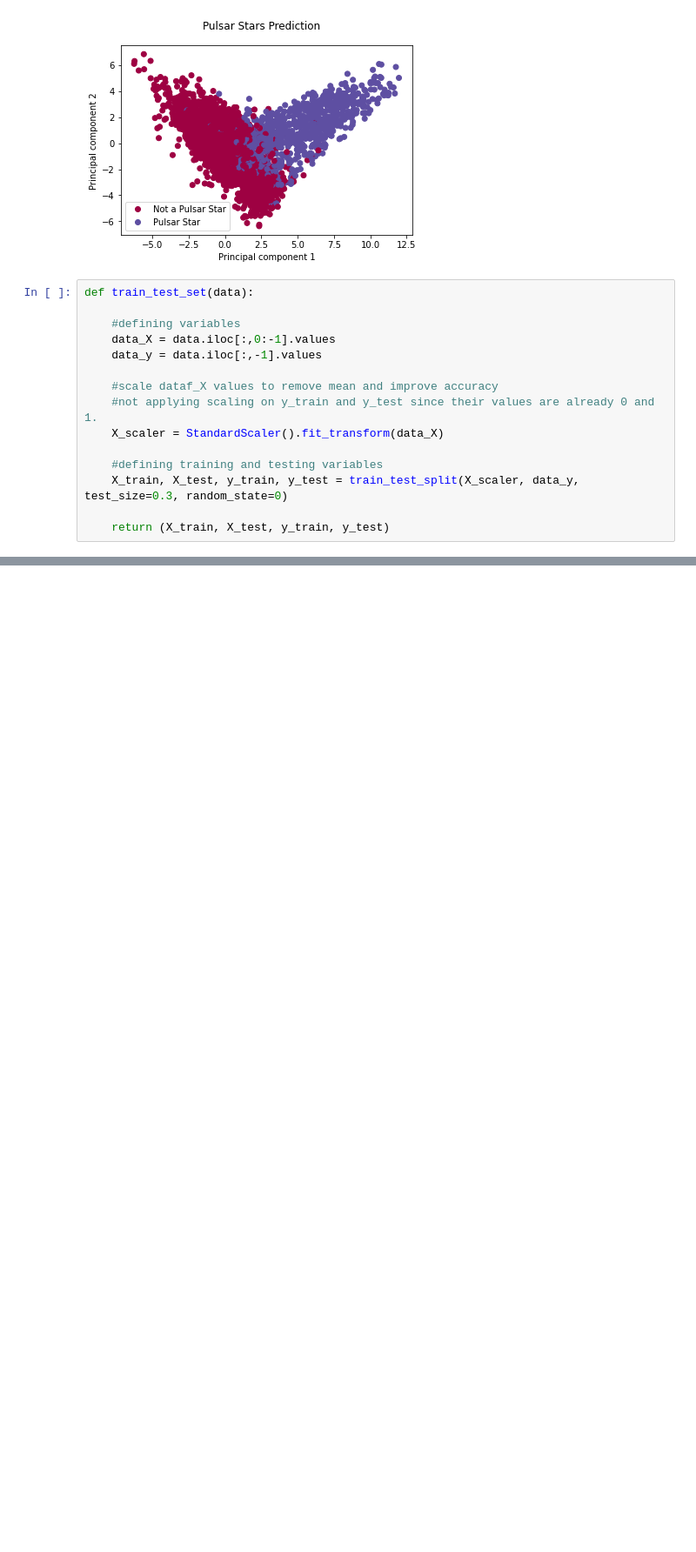
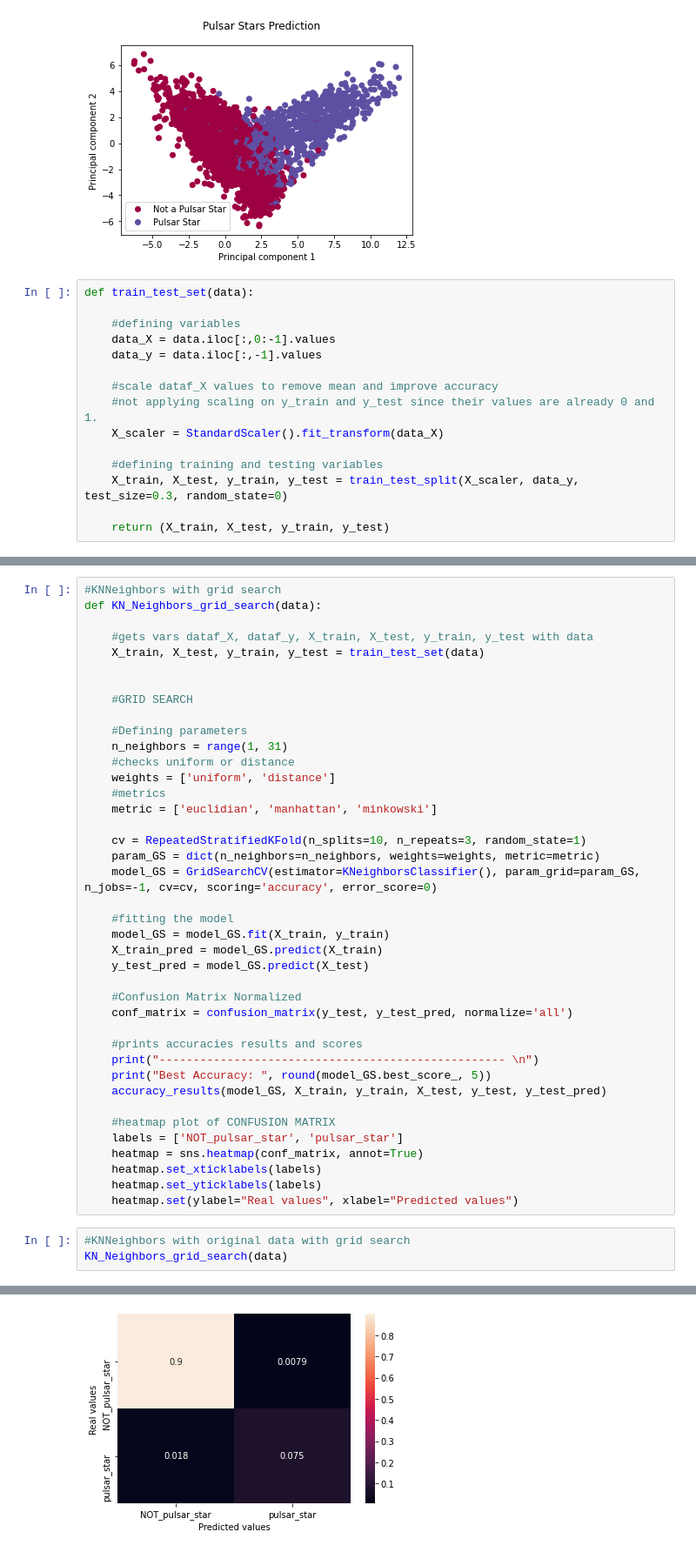
Before and after one commit to savalente3/pulsar_stars_prediction, a Jupyter notebook: pulsar_stars.ipynb, the cells around one changed output, grey strips where cells are left out. Shown at 87% size. Saved outputs shown, nothing was run; the diff lists cells and outputs as text; blank space fills up the shorter version.

```diff
--- a/pulsar_stars.ipynb
+++ b/pulsar_stars.ipynb
@@ -509,0 +553,44 @@ Best Cross Validation parameters:  0.97592
+# %%
+#KNNeighbors with grid search
+def KN_Neighbors_grid_search(data):
+
+    #gets vars dataf_X, dataf_y, X_train, X_test, y_train, y_test with data
+    X_train, X_test, y_train, y_test = train_test_set(data)
+
+
+    #GRID SEARCH
+
+    #Defining parameters
+    n_neighbors = range(1, 31)
+    #checks uniform or distance
+    weights = ['uniform', 'distance']
+    #metrics
+    metric = ['euclidian', 'manhattan', 'minkowski']
+
+    cv = RepeatedStratifiedKFold(n_splits=10, n_repeats=3, random_state=1)
+    param_GS = dict(n_neighbors=n_neighbors, weights=weights, metric=metric)
+    model_GS = GridSearchCV(estimator=KNeighborsClassifier(), param_grid=param_GS, n_jobs=-1, cv=cv, scoring='accuracy', error_score=0)
+
+    #fitting the model
+    model_GS = model_GS.fit(X_train, y_train)
+    X_train_pred = model_GS.predict(X_train)
+    y_test_pred = model_GS.predict(X_test)
+
+    #Confusion Matrix Normalized
+    conf_matrix = confusion_matrix(y_test, y_test_pred, normalize='all')
+
+    #prints accuracies results and scores
+    print("--------------------------------------------------- \n")
+    print("Best Accuracy: ", round(model_GS.best_score_, 5))
+    accuracy_results(model_GS, X_train, y_train, X_test, y_test, y_test_pred)
+
+    #heatmap plot of CONFUSION MATRIX
+    labels = ['NOT_pulsar_star', 'pulsar_star']
+    heatmap = sns.heatmap(conf_matrix, annot=True)
+    heatmap.set_xticklabels(labels)
+    heatmap.set_yticklabels(labels)
+    heatmap.set(ylabel="Real values", xlabel="Predicted values")
+# %%
+#KNNeighbors with original data with grid search
+KN_Neighbors_grid_search(data)
+# %% [output]
@@ -509,0 +613 @@ Best Cross Validation parameters:  0.97592
+[figure, added]
```
Also changed, not shown: parts of 22 cells of this notebook.
